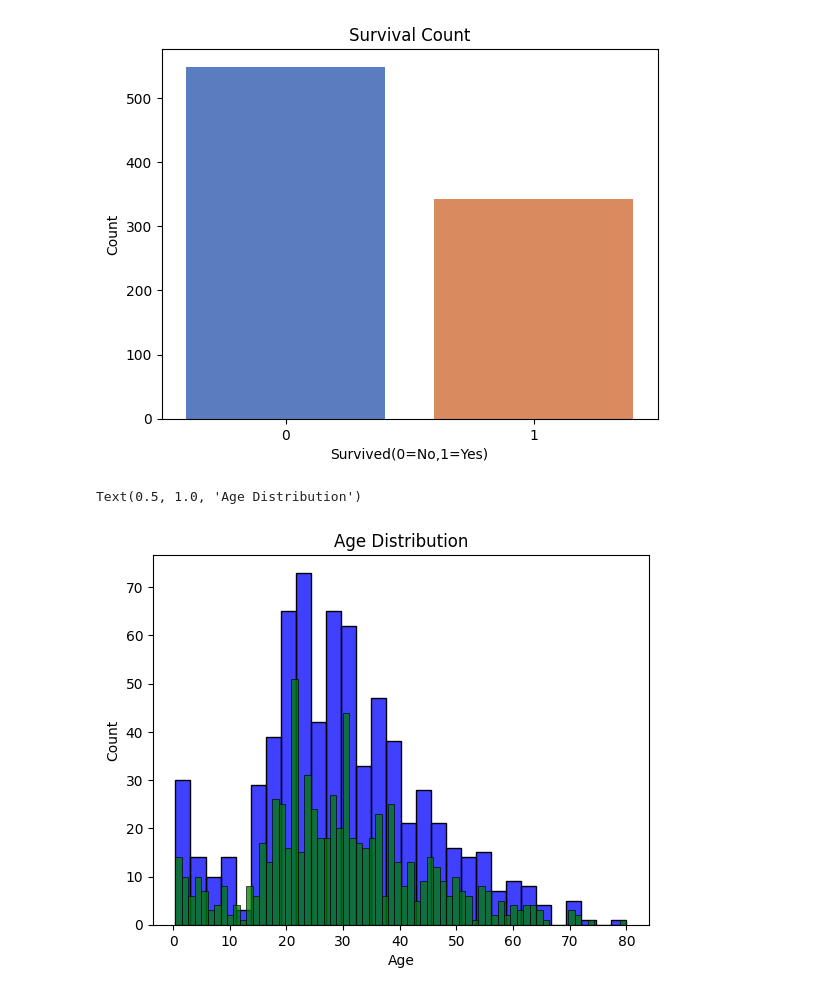
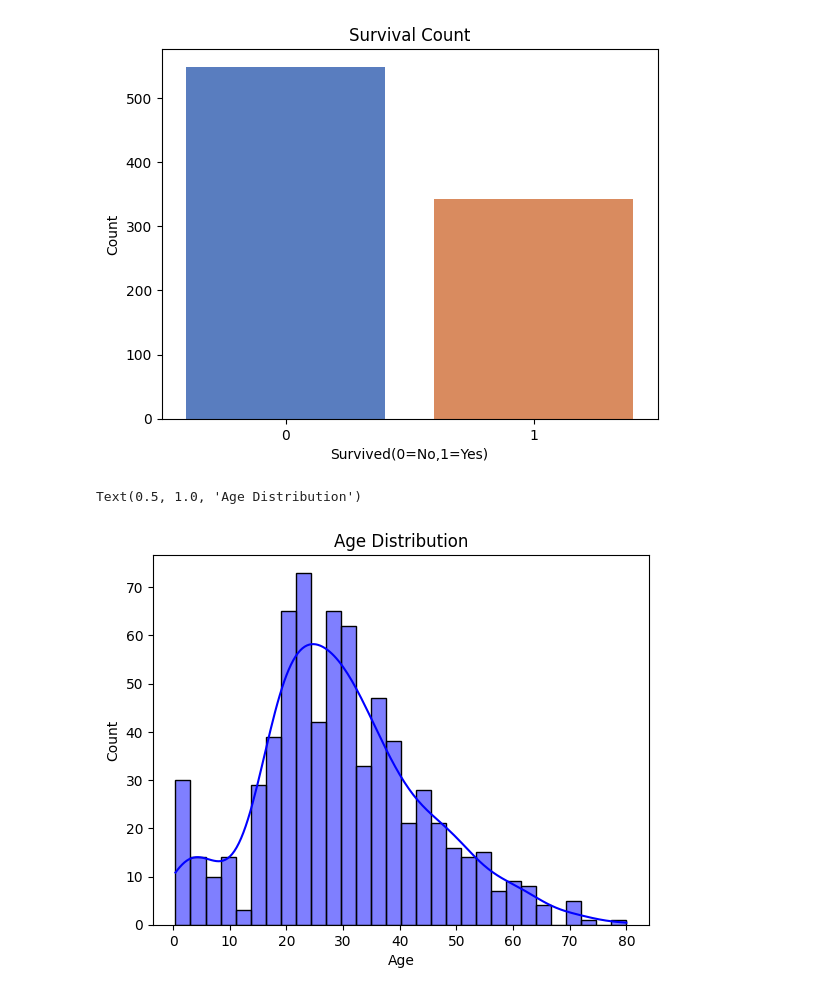
Before and after one commit to mumbimuthiga/data_handling, a Jupyter notebook: eda.ipynb, the cells around one changed output. Saved outputs shown, nothing was run; the diff lists cells and outputs as text; code cells hidden in the pictures.

Commit message:
Data Visualizations in colab

```diff
--- a/eda.ipynb
+++ b/eda.ipynb
@@ -35,15 +35,15 @@ Passing `palette` without assigning `hue` is deprecated and will be removed in v
 # %%
 import seaborn as sns
 import matplotlib.pyplot as plt
 
-sns.histplot(titanic['Age'].dropna(),bins=30,kde=False,color="blue")
+sns.histplot(titanic['Age'].dropna(),bins=30,kde=True,color="blue")
 #sns.histplot(titanic['Age'].dropna(),bins=50,kde=False,color="green")
 #create a histogram with the column age
 #dropna() drop missing values in the column
 #let the data be distributed/split in groups of 30
 #color is blue
 #kde  adds a smooth probability density curve over the histogram.(Kernel Density Estimate)
 plt.title("Age Distribution")
 # %% [output]
 Text(0.5, 1.0, 'Age Distribution')
-[figure, old version]
+[figure, new version]
```
Also changed, not shown: parts of 2 cells of this notebook.
